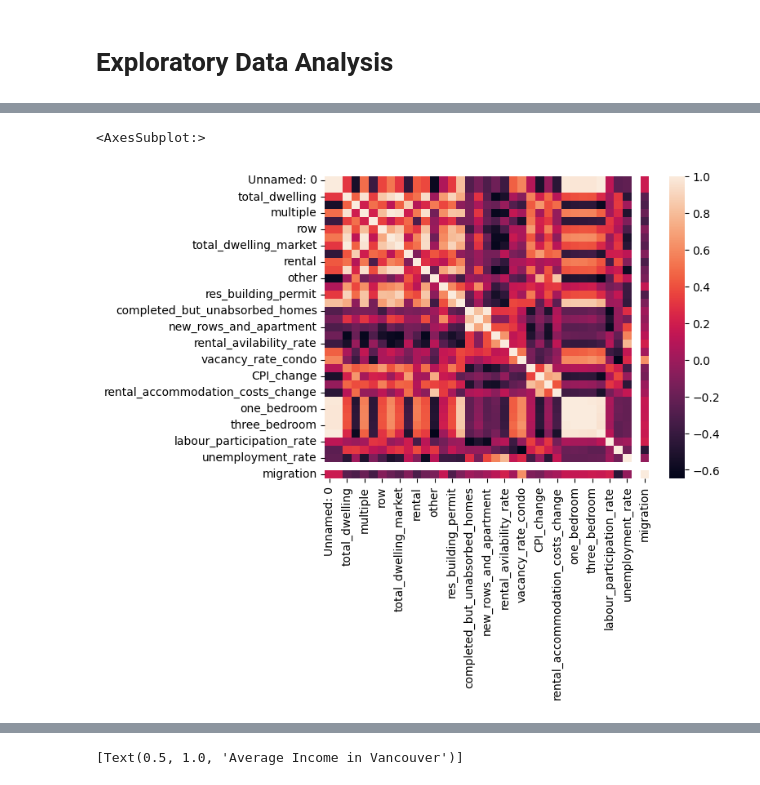
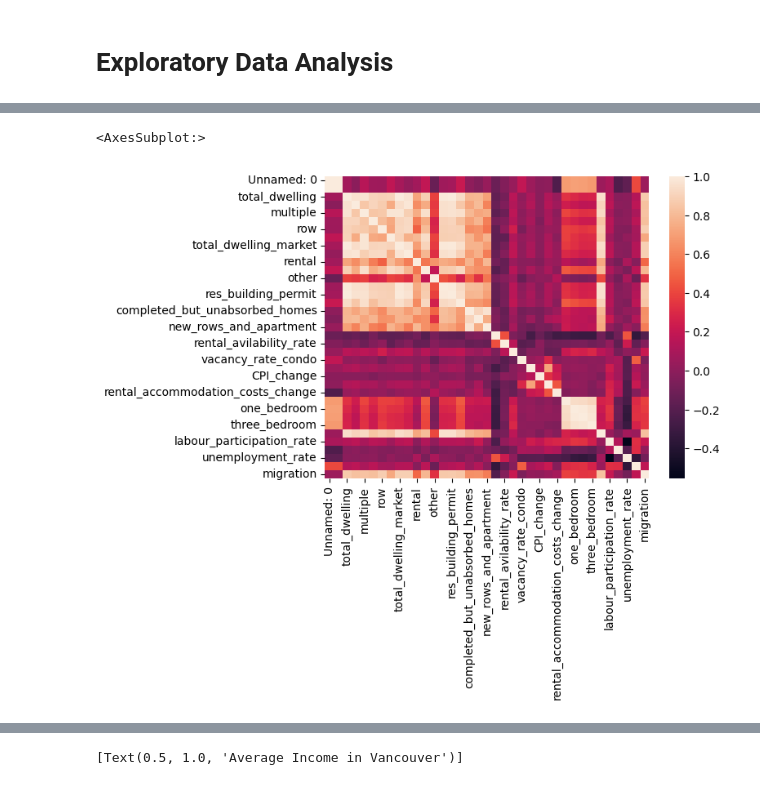
Before and after one commit to ubco-W2022T1-cosc301/group13, a Jupyter notebook: notebooks/analysis1.ipynb, the cells around one changed output, grey strips where cells are left out. Drawn from its saved outputs; the diff is of its cells as text; code cells hidden in the pictures.

```diff
--- a/notebooks/analysis1.ipynb
+++ b/notebooks/analysis1.ipynb
@@ -98,5 +80,5 @@ HPI (Home Price Index) is a tool that's used to analyse the price levels and tre
 # %%
-sns.heatmap(dataset_vanc.corr())
+sns.heatmap(dataset.corr())
 # %% [output]
 <AxesSubplot:>
-[figure, old version]
+[figure, new version]
```
Also changed, not shown: parts of 27 cells of this notebook, 1 other file.
